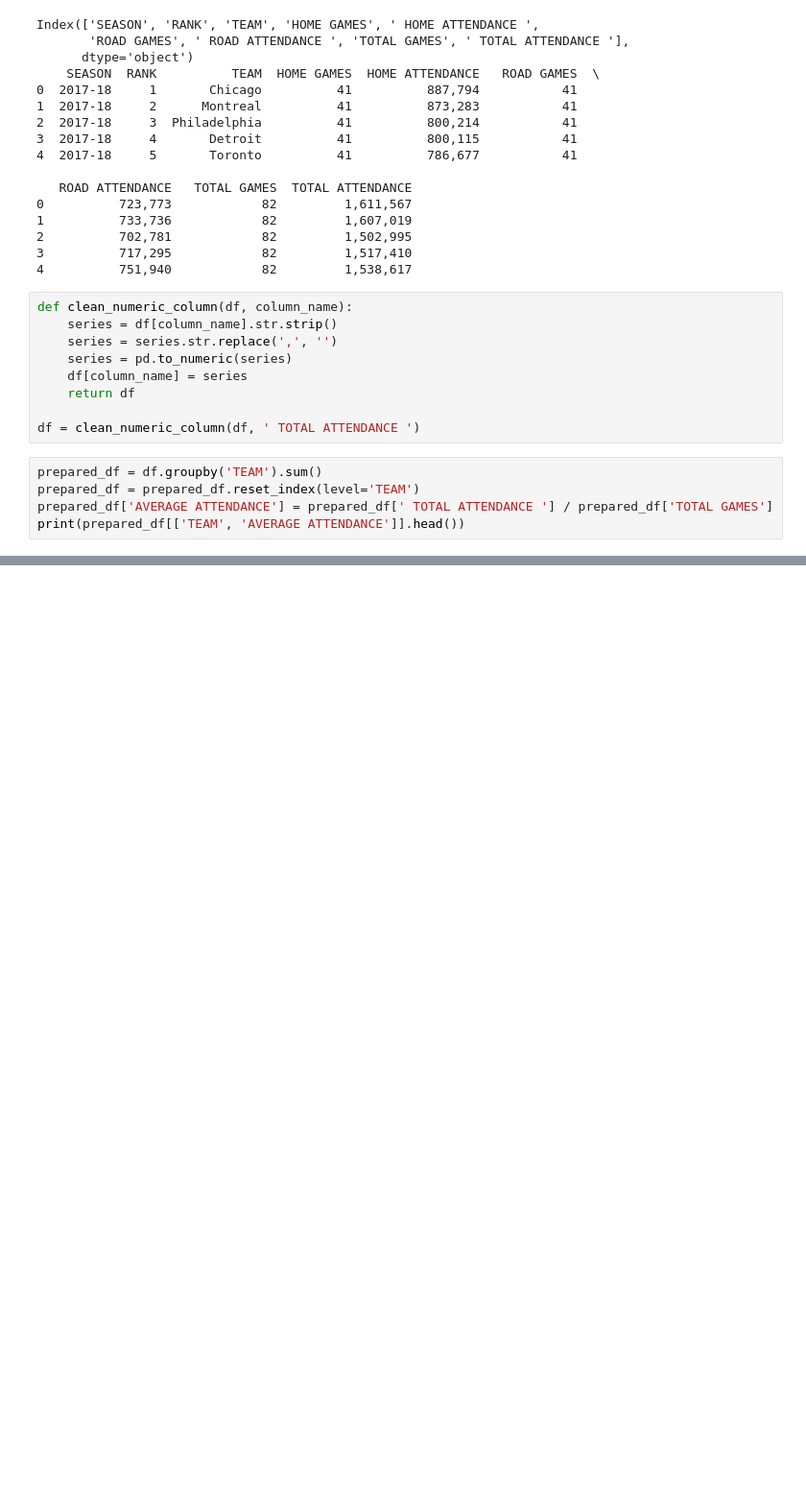
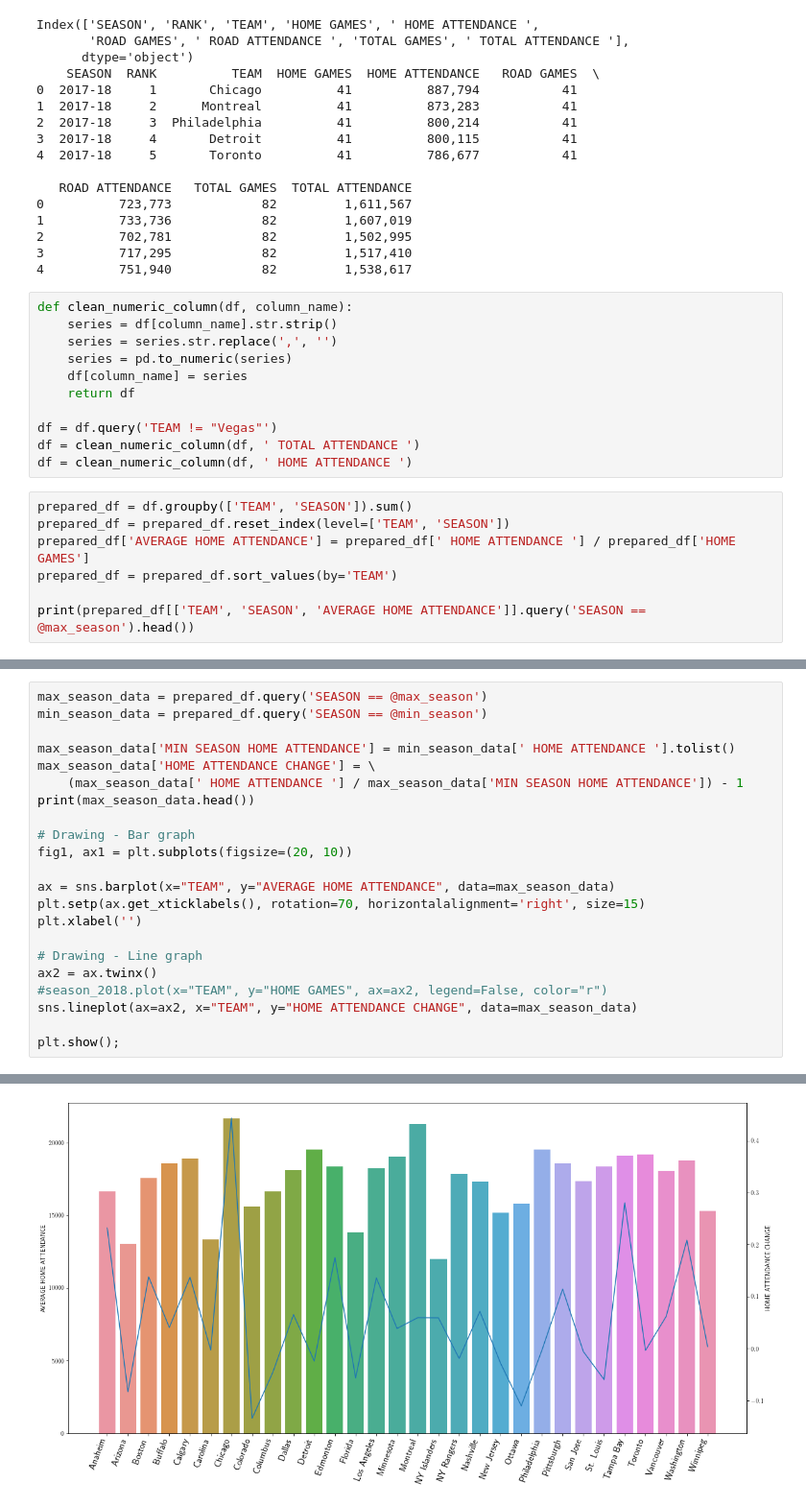
Before and after one commit to richhildebrand/makeover-monday-python, a Jupyter notebook: notebooks/2019 Week1 NHL Attendance/Original Visualization/Original Visualization.ipynb, the cells around one changed output, grey strips where cells are left out. Shown at 96% size. Saved outputs shown, nothing was run; the diff lists cells and outputs as text; blank space fills up the shorter version.

Commit message:
2 axis graph

```diff
--- a/notebooks/2019 Week1 NHL Attendance/Original Visualization/Original Visualization.ipynb
+++ b/notebooks/2019 Week1 NHL Attendance/Original Visualization/Original Visualization.ipynb
@@ -52,10 +54,14 @@ def clean_numeric_column(df, column_name):
     df[column_name] = series
     return df
 
+df = df.query('TEAM != "Vegas"')
 df = clean_numeric_column(df, ' TOTAL ATTENDANCE ')
+df = clean_numeric_column(df, ' HOME ATTENDANCE ')
 # %%
-prepared_df = df.groupby('TEAM').sum()
-prepared_df = prepared_df.reset_index(level='TEAM')
-prepared_df['AVERAGE ATTENDANCE'] = prepared_df[' TOTAL ATTENDANCE '] / prepared_df['TOTAL GAMES']
-print(prepared_df[['TEAM', 'AVERAGE ATTENDANCE']].head())
+prepared_df = df.groupby(['TEAM', 'SEASON']).sum()
+prepared_df = prepared_df.reset_index(level=['TEAM', 'SEASON'])
+prepared_df['AVERAGE HOME ATTENDANCE'] = prepared_df[' HOME ATTENDANCE '] / prepared_df['HOME GAMES']
+prepared_df = prepared_df.sort_values(by='TEAM')
+
+print(prepared_df[['TEAM', 'SEASON', 'AVERAGE HOME ATTENDANCE']].query('SEASON == @max_season').head())
 # %% [output]
@@ -73,0 +74,23 @@ UndefinedVariableError: name 'SEASON' is not defined
+# %%
+max_season_data = prepared_df.query('SEASON == @max_season')
+min_season_data = prepared_df.query('SEASON == @min_season')
+
+max_season_data['MIN SEASON HOME ATTENDANCE'] = min_season_data[' HOME ATTENDANCE '].tolist()
+max_season_data['HOME ATTENDANCE CHANGE'] = \
+    (max_season_data[' HOME ATTENDANCE '] / max_season_data['MIN SEASON HOME ATTENDANCE']) - 1
+print(max_season_data.head())
+
+# Drawing - Bar graph
+fig1, ax1 = plt.subplots(figsize=(20, 10))
+
+ax = sns.barplot(x="TEAM", y="AVERAGE HOME ATTENDANCE", data=max_season_data)
+plt.setp(ax.get_xticklabels(), rotation=70, horizontalalignment='right', size=15)
+plt.xlabel('')
+
+# Drawing - Line graph
+ax2 = ax.twinx()
+#season_2018.plot(x="TEAM", y="HOME GAMES", ax=ax2, legend=False, color="r")
+sns.lineplot(ax=ax2, x="TEAM", y="HOME ATTENDANCE CHANGE", data=max_season_data)
+
+plt.show();
+# %% [output]
@@ -73,0 +117 @@ UndefinedVariableError: name 'SEASON' is not defined
+[figure, added]
```
Also changed, not shown: parts of 6 cells of this notebook.
